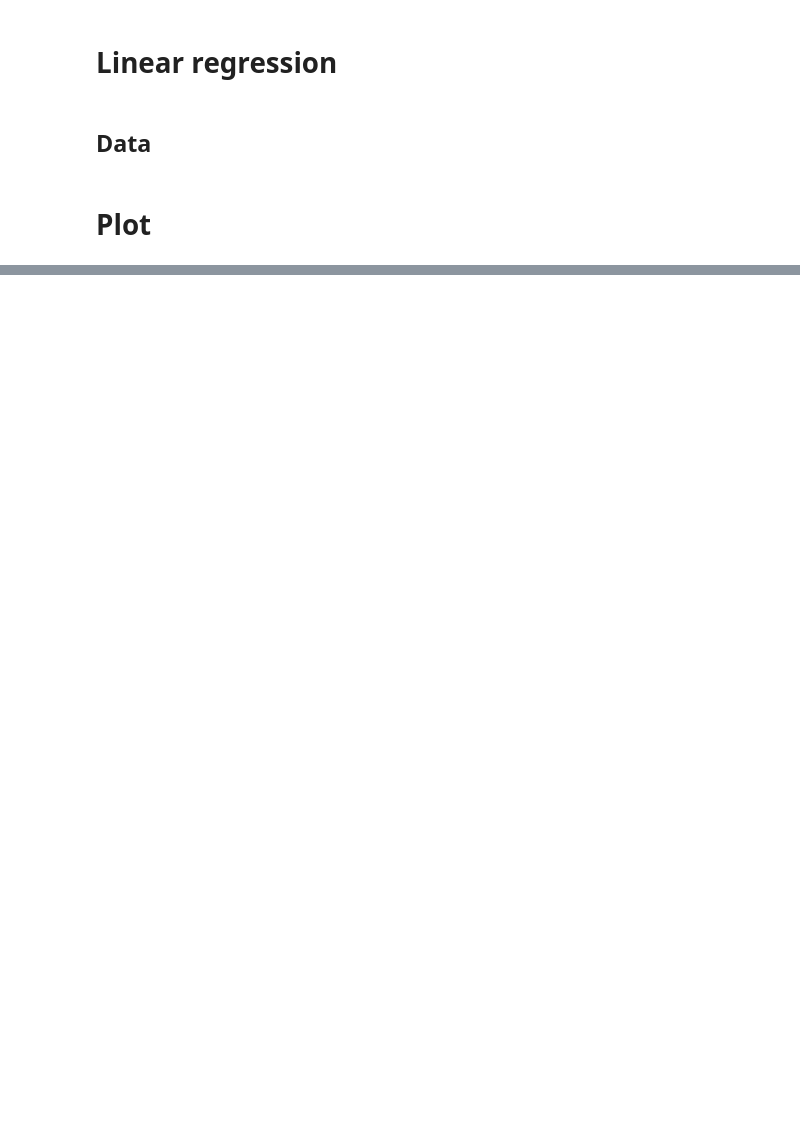
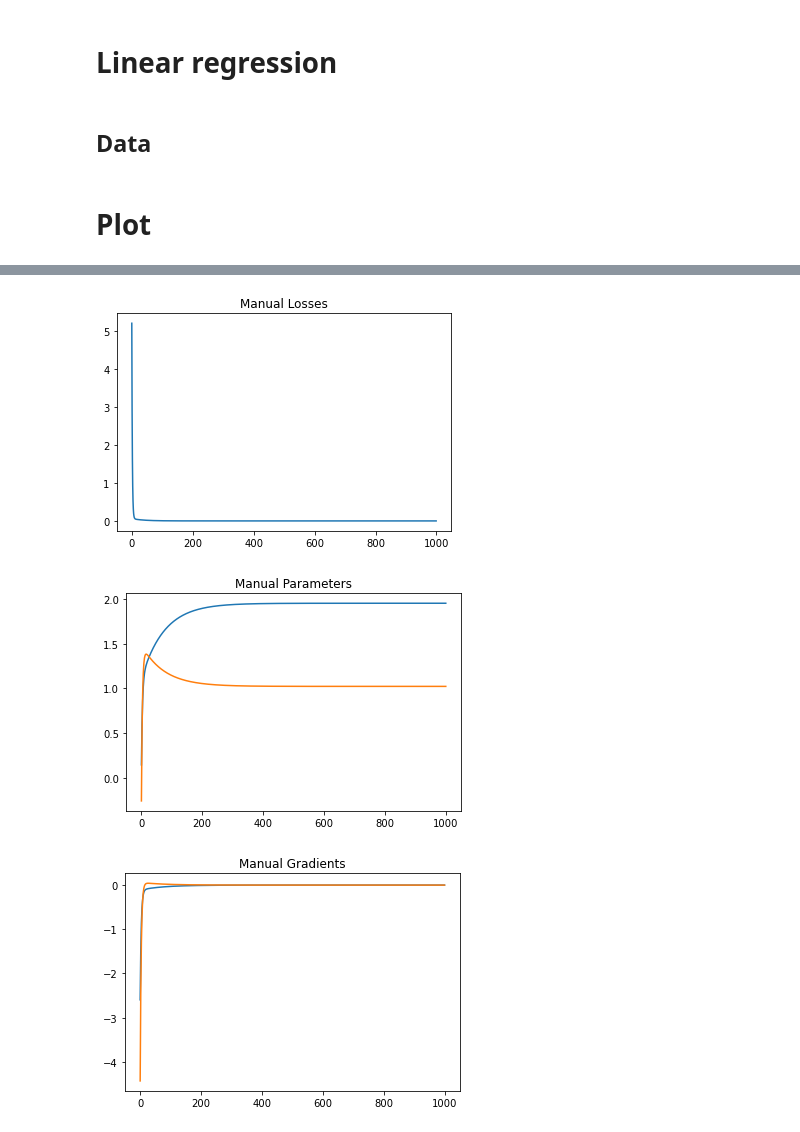
Before and after one commit to bzitko/nlp_repo, a Jupyter notebook: lectures/torch_101.ipynb, the cells around one changed output, grey strips where cells are left out. Cells and saved outputs as stored; diff of their text form; code cells hidden in the pictures; blank space fills up the shorter version.

Commit message:
torch 101

```diff
--- a/lectures/torch_101.ipynb
+++ b/lectures/torch_101.ipynb
@@ -97,0 +90,46 @@ plt.plot(ws)
+# %%
+#initial model parameters
+w, b = params[0]
+
+manual_losses = []
+manual_params = [(w, b)]
+manual_grads = []
+
+for epoch in range(n_epochs):
+    # Step 1 - Computes model's predicted output - forward pass
+    y_hat = w * x_train + b
+
+    # Step 2 - Computes the loss
+    loss = 1 / N * torch.sum((y_hat - y_train) ** 2)
+    manual_losses.append(float(loss))
+
+    # Step 3 - Computes gradients for both "b" and "w" parameters
+    wgrad = 2 / N * torch.sum((y_hat - y_train) * x_train)
+    bgrad = 2 / N * torch.sum((y_hat - y_train))
+
+    # Step 4 - Updates parameters using gradients and the learning rate
+    w = w - lr * wgrad
+    b = b - lr * bgrad
+
+    # Remember params and grads
+    manual_grads.append((wgrad, bgrad))
+    manual_params.append((w, b))
+
+manual_params = torch.tensor(manual_params)
+manual_grads = torch.tensor(manual_grads)
+# %%
+plt.title("Manual Losses")
+plt.plot(manual_losses)
+plt.show()
+
+plt.title("Manual Parameters")
+plt.plot(manual_params)
+plt.show()
+
+plt.title("Manual Gradients")
+plt.plot(grads)
+plt.show()
+# %% [output]
+[figure, added]
+[figure, added]
+[figure, added]
```
Also changed, not shown: parts of 12 cells of this notebook, 2 other files.
